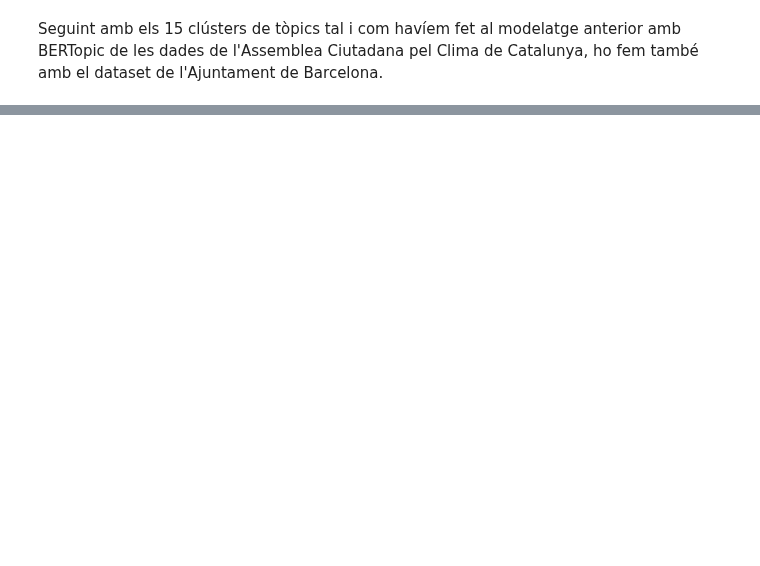
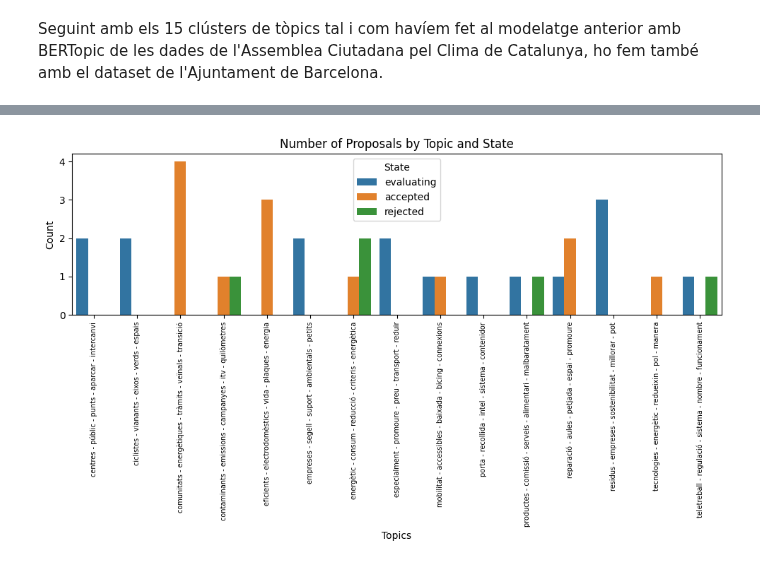
Before and after one commit to NoOPeEKS/dades-assemblea-clima, a Jupyter notebook: notebooks/topic_modeling_barcelona.ipynb, the cells around one changed output, grey strips where cells are left out. Saved outputs shown, nothing was run; the diff lists cells and outputs as text; code cells hidden in the pictures; blank space fills up the shorter version.

Commit message:
Topic modeling for description done. Graph showing topics and states done

```diff
--- a/notebooks/topic_modeling_barcelona.ipynb
+++ b/notebooks/topic_modeling_barcelona.ipynb
@@ -67,0 +50,5 @@ topic_model.get_topics()
+# %%
+topic_list = topic_model.get_document_info(df_proposals['description/ca'])['Top_n_words']
+df_proposals['topics'] = topic_list
+# df_proposals = df_proposals.drop(columns=['Unnamed: 0'])
+df_proposals.head(6)
@@ -67,0 +64,14 @@ topic_model.get_topics()
+# %%
+grouped = df_proposals.groupby(['topics', 'state']).size().reset_index(name='count')
+
+plt.figure(figsize=(10, 6))
+sns.barplot(data=grouped, x='topics', y='count', hue='state')
+plt.xticks(rotation=90, fontsize=7)
+plt.xlabel('Topics')
+plt.ylabel('Count')
+plt.title('Number of Proposals by Topic and State')
+plt.legend(title='State')
+plt.tight_layout()
+plt.show()
+# %% [output]
+[figure, added]
```
Also changed, not shown: parts of 3 cells of this notebook.
